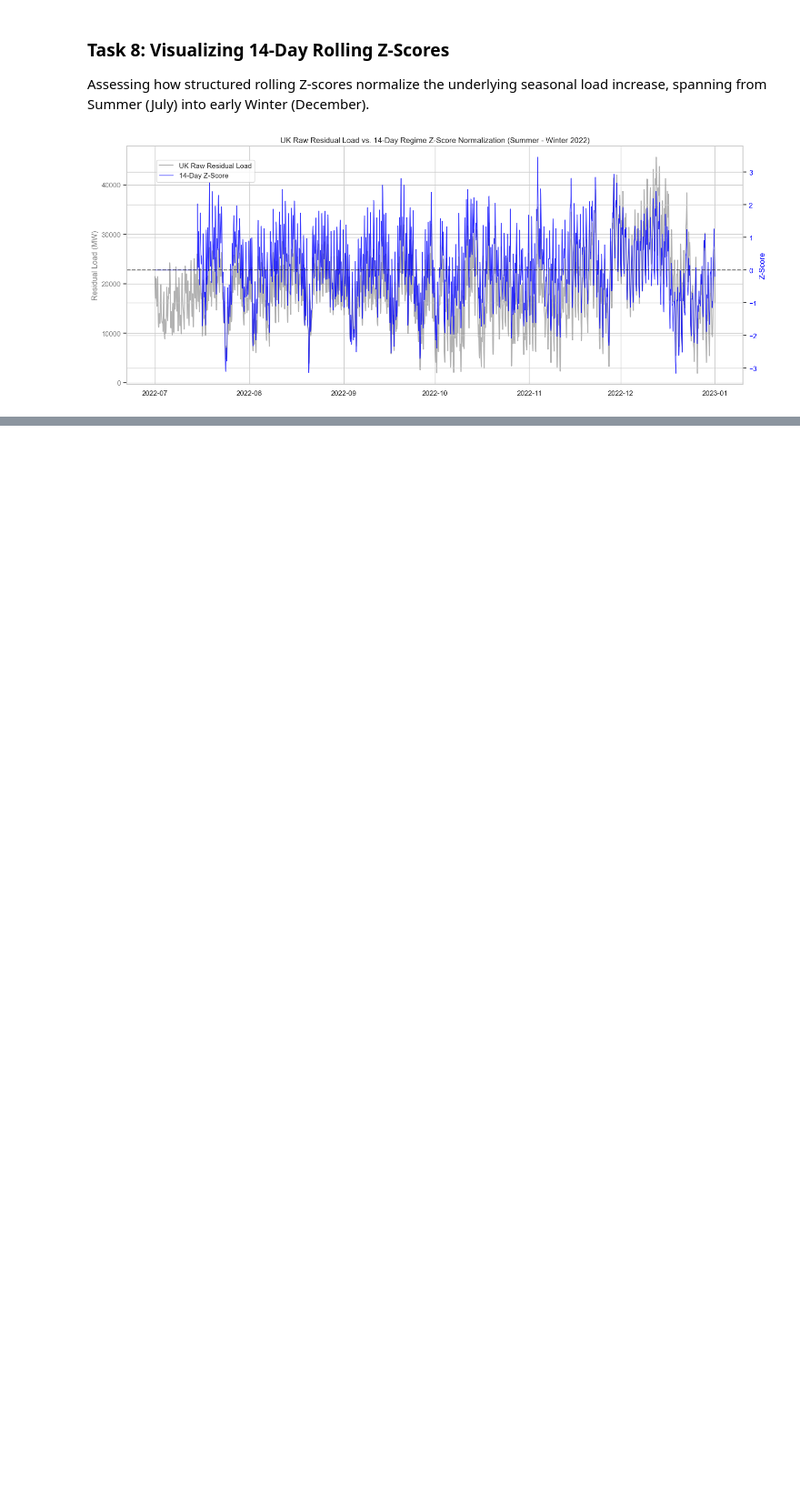
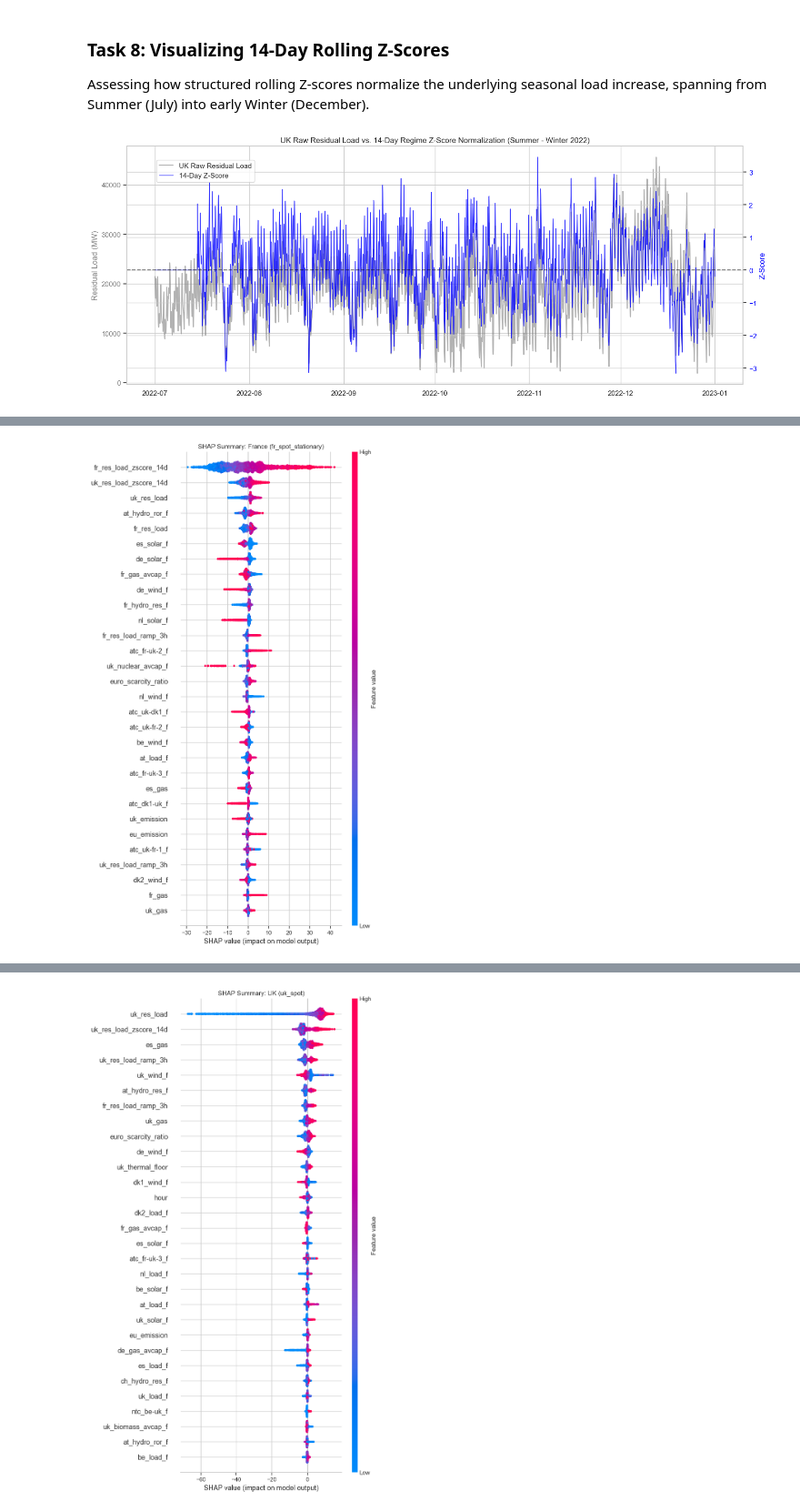
Before and after one commit to mathieucbd/incommodities-case-crunch-2026, a Jupyter notebook: notebooks/02_feature_engineering.ipynb, the cells around one changed output, grey strips where cells are left out. Shown at 91% size. Saved outputs shown, nothing was run; the diff lists cells and outputs as text; code cells hidden in the pictures; blank space fills up the shorter version.

```diff
--- a/notebooks/02_feature_engineering.ipynb
+++ b/notebooks/02_feature_engineering.ipynb
@@ -300,0 +331,71 @@ print(f"\n🗑️ [CANDIDATES FOR DELETION] The following features failed to rea
+# %%
+import shap
+import lightgbm as lgb
+import pandas as pd
+import numpy as np
+import matplotlib.pyplot as plt
+
+# 2. Select the last 6 months of the training data as a fast evaluation set
+cutoff_date = df.index.max() - pd.DateOffset(months=6)
+df_eval = df.loc[df.index >= cutoff_date]
+
+# Determine features (exclude target and identifiers)
+exclude_cols = [c for c in df_eval.columns if 'spot' in c or c == 'id']
+
+print("--- FRANCE: fr_spot_stationary ---")
+# 3. Drop rows with NaNs in the target
+df_fr = df_eval.dropna(subset=['fr_spot_stationary'])
+X_fr = df_fr.drop(columns=[c for c in exclude_cols if c in df_fr.columns])
+y_fr = df_fr['fr_spot_stationary']
+
+# 4. Define LGBM Regressor
+model_fr = lgb.LGBMRegressor(n_estimators=150, max_depth=5, learning_rate=0.1, random_state=42)
+
+# 5. Fit the model
+model_fr.fit(X_fr, y_fr)
+
+# 6. Calculate SHAP values
+explainer_fr = shap.TreeExplainer(model_fr)
+shap_values_fr = explainer_fr.shap_values(X_fr)
+
+# 7. Plot SHAP summary plot
+plt.figure()
+plt.title("SHAP Summary: France (fr_spot_stationary)")
+shap.summary_plot(shap_values_fr, X_fr, max_display=30, show=False)
+plt.show()
+
+# 8. Extract absolute mean SHAP values per feature
+mean_shap_fr = np.abs(shap_values_fr).mean(axis=0)
+shap_df_fr = pd.DataFrame({'feature': X_fr.columns, 'mean_shap': mean_shap_fr})
+drop_features_fr = shap_df_fr[shap_df_fr['mean_shap'] < 0.05]['feature'].tolist()
+print(f"France Features to DROP (mean SHAP < 0.05): {len(drop_features_fr)} features")
+print(drop_features_fr)
+
+
+print("\n--- UK: uk_spot_basis ---")
+target_uk = 'uk_spot_basis'
+if target_uk not in df_eval.columns and 'uk_spot' in df_eval.columns:
+    print(f"'{target_uk}' not found in dataframe! Falling back to 'uk_spot'...")
+    target_uk = 'uk_spot'
+
+df_uk = df_eval.dropna(subset=[target_uk])
+X_uk = df_uk.drop(columns=[c for c in exclude_cols if c in df_uk.columns])
+y_uk = df_uk[target_uk]
+
+model_uk = lgb.LGBMRegressor(n_estimators=150, max_depth=5, learning_rate=0.1, random_state=42)
+model_uk.fit(X_uk, y_uk)
+
+explainer_uk = shap.TreeExplainer(model_uk)
+shap_values_uk = explainer_uk.shap_values(X_uk)
+
+plt.figure()
+plt.title(f"SHAP Summary: UK ({target_uk})")
+shap.summary_plot(shap_values_uk, X_uk, max_display=30, show=False)
+plt.show()
+
+mean_shap_uk = np.abs(shap_values_uk).mean(axis=0)
+shap_df_uk = pd.DataFrame({'feature': X_uk.columns, 'mean_shap': mean_shap_uk})
+drop_features_uk = shap_df_uk[shap_df_uk['mean_shap'] < 0.05]['feature'].tolist()
+print(f"UK Features to DROP (mean SHAP < 0.05): {len(drop_features_uk)} features")
+print(drop_features_uk)
+# %% [output]
@@ -300,0 +419 @@ print(f"\n🗑️ [CANDIDATES FOR DELETION] The following features failed to rea
+[figure, added]
@@ -300,0 +437 @@ print(f"\n🗑️ [CANDIDATES FOR DELETION] The following features failed to rea
+[figure, added]
```
Also changed, not shown: parts of 10 cells of this notebook, 6 other files.
